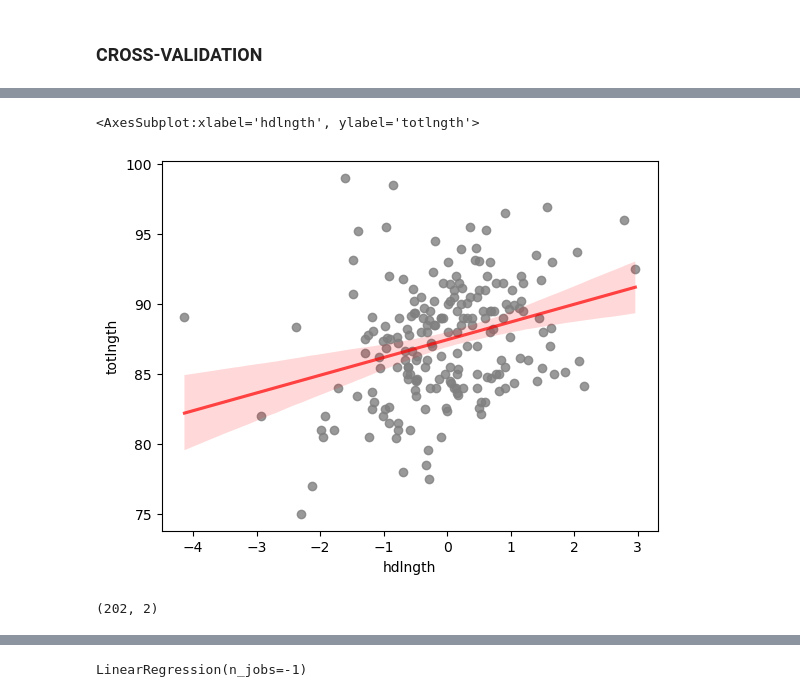
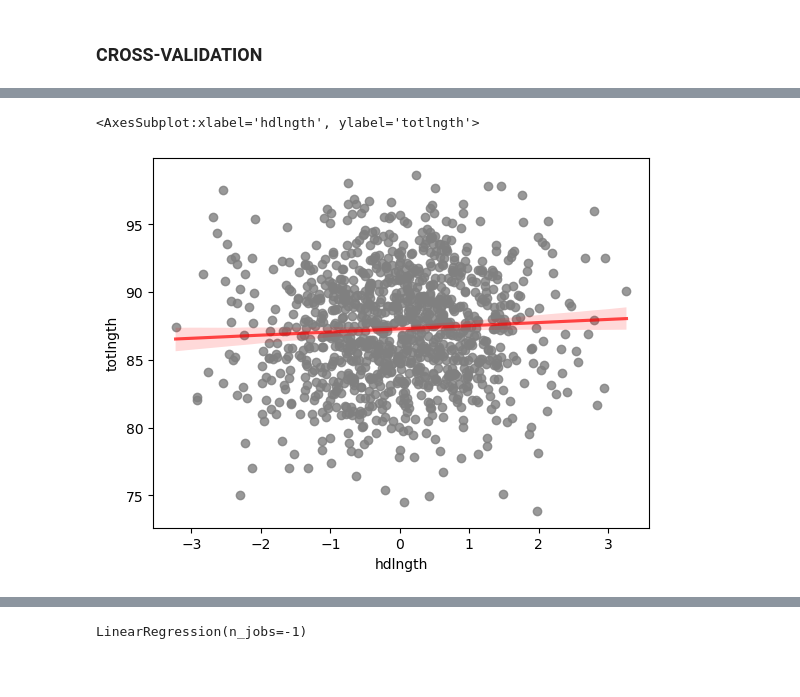
Before and after one commit to Adalab/-DA-promo-b-modulo-3-sprint-1-Maria-Ana, a Jupyter notebook: pair-programming-9-Intro-RL/pair-programming-9-intro-RL.ipynb, the cells around one changed output, grey strips where cells are left out. Drawn from its saved outputs; the diff is of its cells as text; code cells hidden in the pictures; blank space fills up the shorter version.

```diff
--- a/pair-programming-9-Intro-RL/pair-programming-9-intro-RL.ipynb
+++ b/pair-programming-9-Intro-RL/pair-programming-9-intro-RL.ipynb
@@ -28,7 +28,7 @@ El objetivo de este pairprogramming es que hagáis vuestro primer modelo de mach
 - Deberéis crear el train y el test.
 - Ajustar vuestro modelo.
 # %%
-df = pd.read_pickle("../datos/possum_standar.pkl")
+df = pd.read_pickle("../datos/possum_standar_encod.pkl")
 # %%
 df.info()
 # %% [output]
@@ -485,0 +498,3 @@ Vamos a repetir el modelo de rl simple con el set de datos multiplicado.
+# %%
+anex_totlngth = np.random.normal(loc = df.totlngth.mean(), scale = df.totlngth.std(), size = (1000))
+anex_hdlngth = np.random.normal(loc = df.hdlngth.mean(), scale = df.hdlngth.std(), size = (1000))
@@ -485,0 +518,3 @@ Vamos a repetir el modelo de rl simple con el set de datos multiplicado.
+# %%
+df_variables = df[['totlngth' , 'hdlngth']]
+df_variables
@@ -485,0 +535,3 @@ Vamos a repetir el modelo de rl simple con el set de datos multiplicado.
+# %%
+df_rls= pd.concat([df_variables, df_anex], axis=0)
+df_rls
@@ -486,15 +552,11 @@ Vamos a repetir el modelo de rl simple con el set de datos multiplicado.
 # %%
 # ploteamos los reales vs los predichos
-sns.regplot(data = df_anex2,
+sns.regplot(data = df_rls,
 x = "hdlngth",
 y = "totlngth",
 color = "grey",
 line_kws = {"color": "red", "alpha": 0.7 })
 # %% [output]
 <AxesSubplot:xlabel='hdlngth', ylabel='totlngth'>
-[figure, old version]
+[figure, new version]
-# %%
-df_anex2.shape
-# %% [output]
-(202, 2)
 # %%
```
Also changed, not shown: parts of 59 cells of this notebook, 8 other files.
